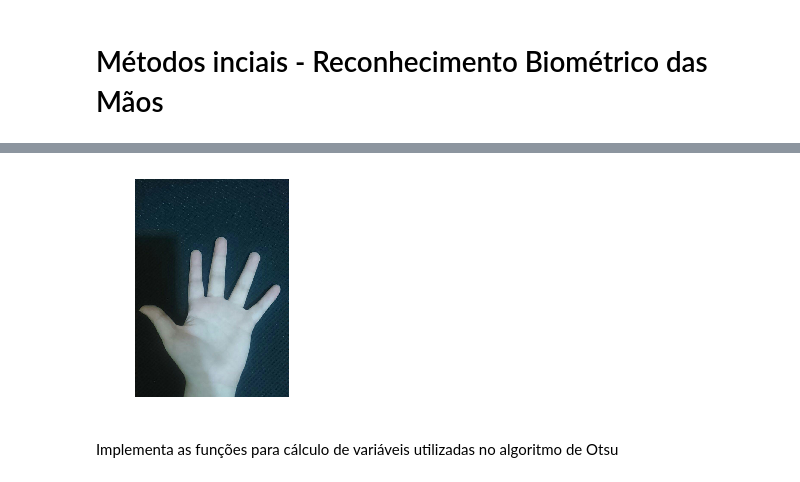
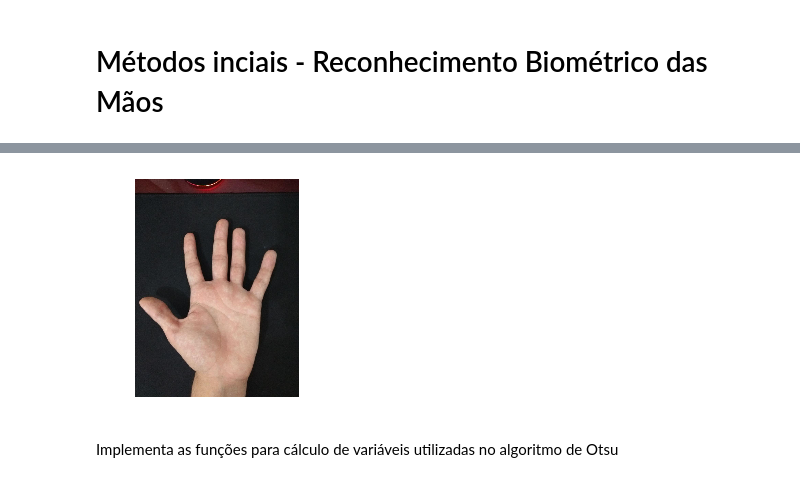
Before and after one commit to leticiarina/BiometricRecognition, a Jupyter notebook: biometricRecognition.ipynb, the cells around one changed output, grey strips where cells are left out. Cells and saved outputs as stored; diff of their text form; code cells hidden in the pictures.

```diff
--- a/biometricRecognition.ipynb
+++ b/biometricRecognition.ipynb
@@ -16,11 +18,11 @@ indexes = ['palm_length', 'palm_width', 'hand_length', 'hand_width', 'finger0_le
 Carrega a imagem a ser reconhecida por biometria
 # %%
-image = imageio.imread("handDatabase/person007_004.jpg")
+image = imageio.imread("handDatabase/person002_001.jpg")
 plt.axis('off')
 plt.imshow(image)
 plt.show()
 # %% [output]
-[figure, old version]
+[figure, new version]
 # %% [markdown]
 Implementa as funções para cálculo de variáveis utilizadas no algoritmo de Otsu
 # %%
```
Also changed, not shown: parts of 24 cells of this notebook, 15 other files.
